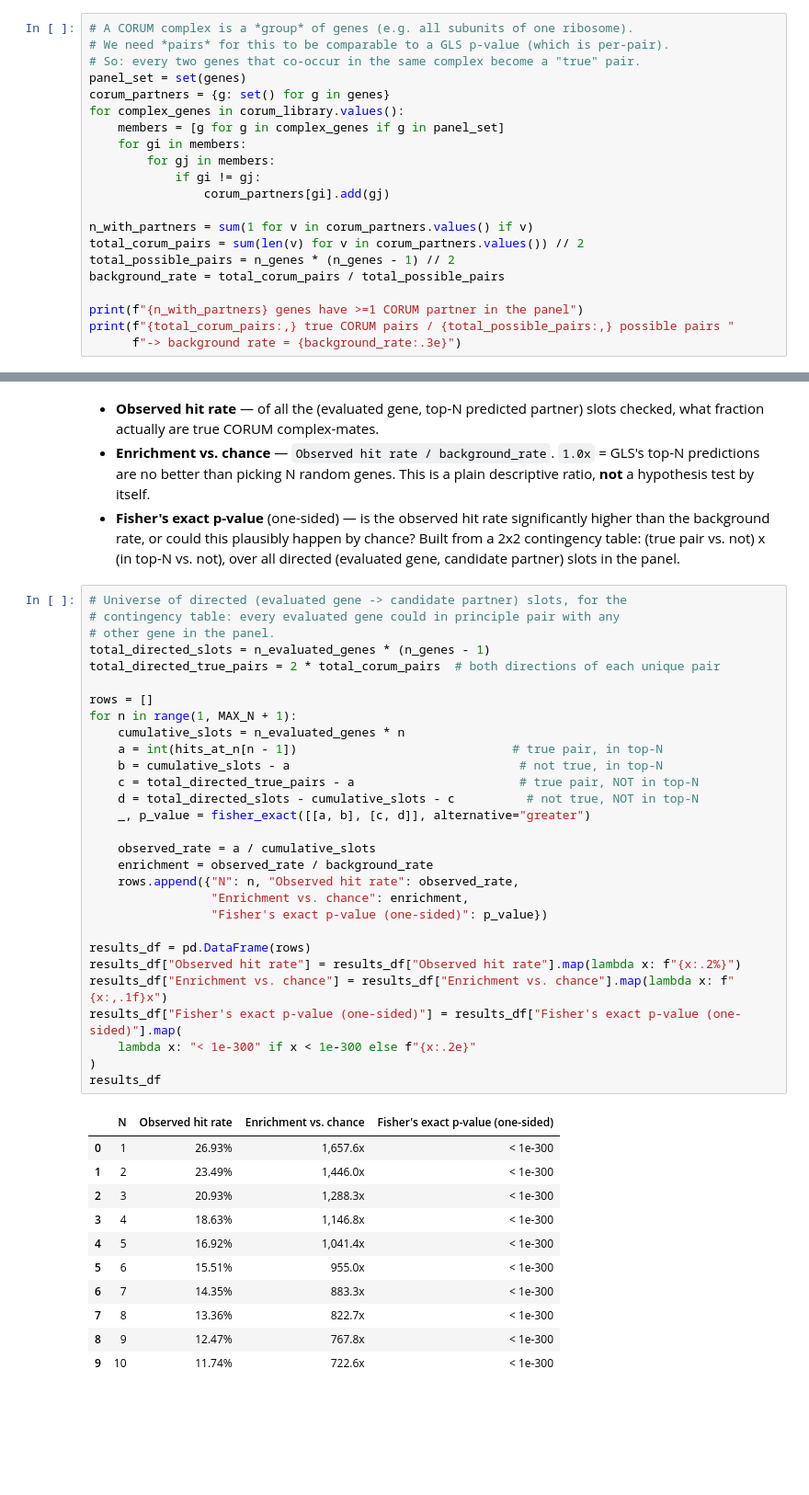
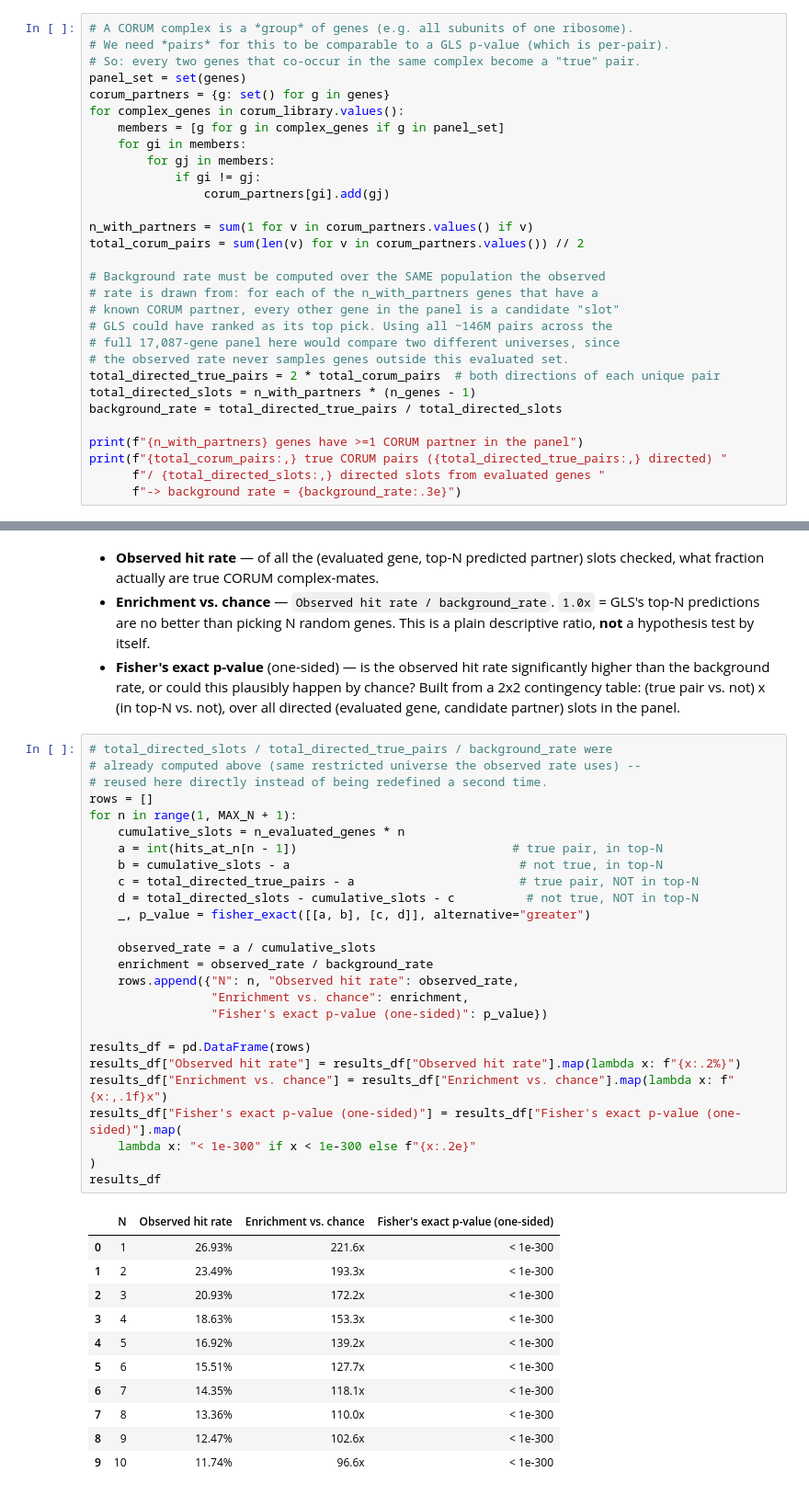
Before and after one commit to EMBL-EBI-ABC/PerturbationCatalogue, a Jupyter notebook: coessentiality_feature/pipeline_validation_corum/corum_validation.ipynb, the cells around one changed output, grey strips where cells are left out. Shown at 92% size. Drawn from its saved outputs; the diff is of its cells as text; blank space fills up the shorter version.

```diff
--- a/coessentiality_feature/pipeline_validation_corum/corum_validation.ipynb
+++ b/coessentiality_feature/pipeline_validation_corum/corum_validation.ipynb
@@ -101,11 +104,20 @@ for complex_genes in corum_library.values():
 
 n_with_partners = sum(1 for v in corum_partners.values() if v)
 total_corum_pairs = sum(len(v) for v in corum_partners.values()) // 2
-total_possible_pairs = n_genes * (n_genes - 1) // 2
-background_rate = total_corum_pairs / total_possible_pairs
+
+# Background rate must be computed over the SAME population the observed
+# rate is drawn from: for each of the n_with_partners genes that have a
+# known CORUM partner, every other gene in the panel is a candidate "slot"
+# GLS could have ranked as its top pick. Using all ~146M pairs across the
+# full 17,087-gene panel here would compare two different universes, since
+# the observed rate never samples genes outside this evaluated set.
+total_directed_true_pairs = 2 * total_corum_pairs  # both directions of each unique pair
+total_directed_slots = n_with_partners * (n_genes - 1)
+background_rate = total_directed_true_pairs / total_directed_slots
 
 print(f"{n_with_partners} genes have >=1 CORUM partner in the panel")
-print(f"{total_corum_pairs:,} true CORUM pairs / {total_possible_pairs:,} possible pairs "
+print(f"{total_corum_pairs:,} true CORUM pairs ({total_directed_true_pairs:,} directed) "
+      f"/ {total_directed_slots:,} directed slots from evaluated genes "
       f"-> background rate = {background_rate:.3e}")
 # %% [output]
 2284 genes have >=1 CORUM partner in the panel
@@ -157,46 +169,43 @@ For each top-N cutoff (e.g. "the gene's single best-ranked partner" for N=1, "so
 - **Enrichment vs. chance** — `Observed hit rate / background_rate`. `1.0x` = GLS's top-N predictions are no better than picking N random genes. This is a plain descriptive ratio, **not** a hypothesis test by itself.
 - **Fisher's exact p-value** (one-sided) — is the observed hit rate significantly higher than the background rate, or could this plausibly happen by chance? Built from a 2x2 contingency table: (true pair vs. not) x (in top-N vs. not), over all directed (evaluated gene, candidate partner) slots in the panel.
 # %%
-# Universe of directed (evaluated gene -> candidate partner) slots, for the
-# contingency table: every evaluated gene could in principle pair with any
-# other gene in the panel.
-total_directed_slots = n_evaluated_genes * (n_genes - 1)
-total_directed_true_pairs = 2 * total_corum_pairs  # both directions of each unique pair
-
+# total_directed_slots / total_directed_true_pairs / background_rate were
+# already computed above (same restricted universe the observed rate uses) --
+# reused here directly instead of being redefined a second time.
 rows = []
 for n in range(1, MAX_N + 1):
     cumulative_slots = n_evaluated_genes * n
     a = int(hits_at_n[n - 1])                              # true pair, in top-N
     b = cumulative_slots - a                                # not true, in top-N
     c = total_directed_true_pairs - a                       # true pair, NOT in top-N
     d = total_directed_slots - cumulative_slots - c          # not true, NOT in top-N
     _, p_value = fisher_exact([[a, b], [c, d]], alternative="greater")
 
     observed_rate = a / cumulative_slots
     enrichment = observed_rate / background_rate
     rows.append({"N": n, "Observed hit rate": observed_rate,
                  "Enrichment vs. chance": enrichment,
                  "Fisher's exact p-value (one-sided)": p_value})
 
 results_df = pd.DataFrame(rows)
 results_df["Observed hit rate"] = results_df["Observed hit rate"].map(lambda x: f"{x:.2%}")
 results_df["Enrichment vs. chance"] = results_df["Enrichment vs. chance"].map(lambda x: f"{x:,.1f}x")
 results_df["Fisher's exact p-value (one-sided)"] = results_df["Fisher's exact p-value (one-sided)"].map(
     lambda x: "< 1e-300" if x < 1e-300 else f"{x:.2e}"
 )
 results_df
 # %% [output]
 |  | N | Observed hit rate | Enrichment vs. chance | Fisher's exact p-value (one-sided) |
-| 0 | 1 | 26.93% | 1,657.6x | < 1e-300 |
-| 1 | 2 | 23.49% | 1,446.0x | < 1e-300 |
-| 2 | 3 | 20.93% | 1,288.3x | < 1e-300 |
-| 3 | 4 | 18.63% | 1,146.8x | < 1e-300 |
-| 4 | 5 | 16.92% | 1,041.4x | < 1e-300 |
-| 5 | 6 | 15.51% | 955.0x | < 1e-300 |
-| 6 | 7 | 14.35% | 883.3x | < 1e-300 |
-| 7 | 8 | 13.36% | 822.7x | < 1e-300 |
-| 8 | 9 | 12.47% | 767.8x | < 1e-300 |
-| 9 | 10 | 11.74% | 722.6x | < 1e-300 |
+| 0 | 1 | 26.93% | 221.6x | < 1e-300 |
+| 1 | 2 | 23.49% | 193.3x | < 1e-300 |
+| 2 | 3 | 20.93% | 172.2x | < 1e-300 |
+| 3 | 4 | 18.63% | 153.3x | < 1e-300 |
+| 4 | 5 | 16.92% | 139.2x | < 1e-300 |
+| 5 | 6 | 15.51% | 127.7x | < 1e-300 |
+| 6 | 7 | 14.35% | 118.1x | < 1e-300 |
+| 7 | 8 | 13.36% | 110.0x | < 1e-300 |
+| 8 | 9 | 12.47% | 102.6x | < 1e-300 |
+| 9 | 10 | 11.74% | 96.6x | < 1e-300 |
 # %% [markdown]
 ## 5. Visualization — enrichment vs. N
 
```
Also changed, not shown: parts of 6 cells of this notebook, 5 other files.
